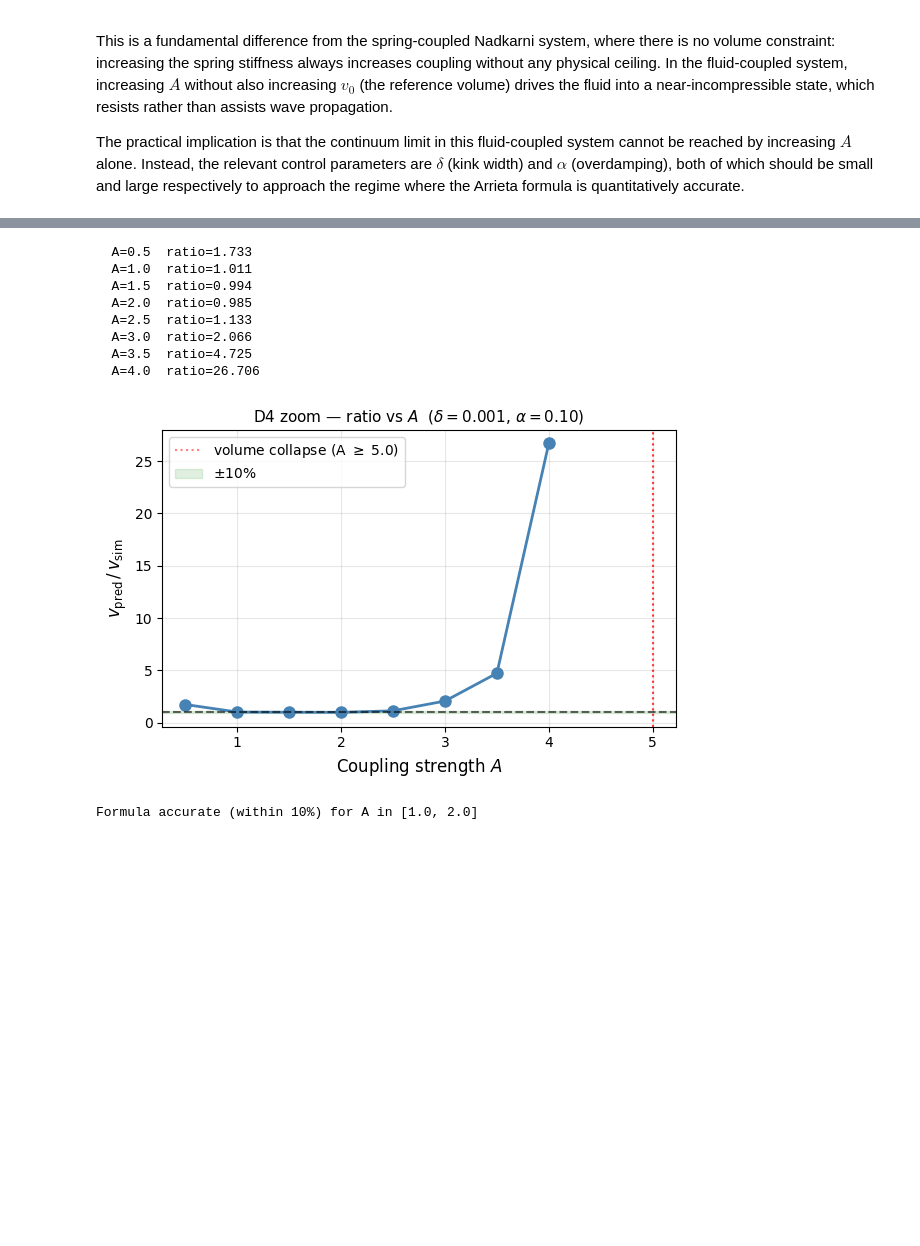
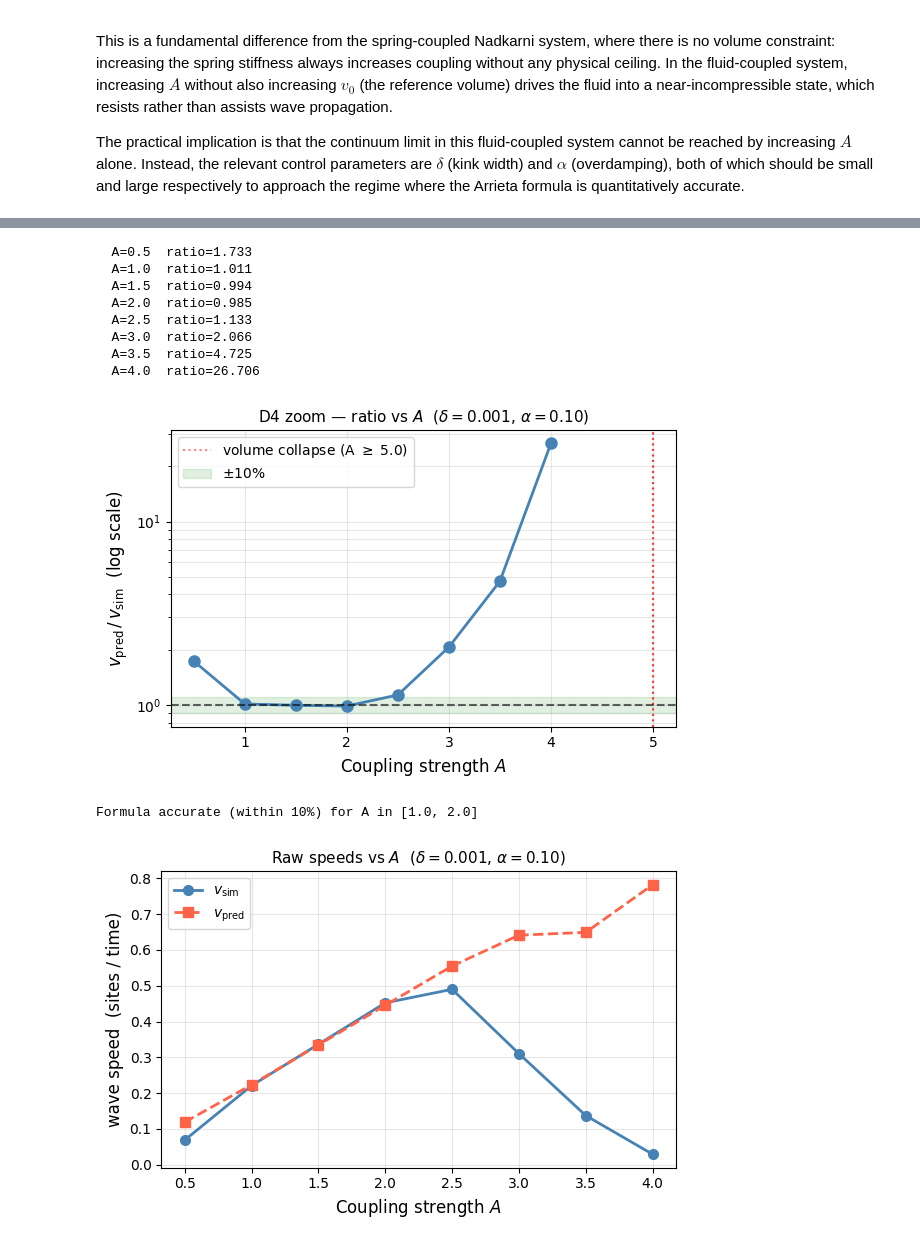
Before and after one commit to Stephang217/1D_Diaghphragms_Fluid_Model, a Jupyter notebook: diaphragm_metafluid.ipynb, the cells around one changed output, grey strips where cells are left out. Drawn from its saved outputs; the diff is of its cells as text; code cells hidden in the pictures; blank space fills up the shorter version.

Commit message:
Add separate v_sim/v_pred speed plots, δ and A animations, and extend α sweep to α=10 with corrected three-regime interpretation

```diff
--- a/diaphragm_metafluid.ipynb
+++ b/diaphragm_metafluid.ipynb
@@ -1249,34 +1542,51 @@ collapsed = [a for a, r in zip(A_vals, ratios_A) if (r != r)]
 A_v, r_v  = zip(*valid_pts) if valid_pts else ([], [])
 
 fig, ax = plt.subplots(figsize=(6, 4))
 ax.plot(A_v, r_v, 'o-', color='steelblue', markersize=8, linewidth=2)
 if collapsed:
     for a in collapsed:
         ax.axvline(a, color='red', linestyle=':', alpha=0.5)
     ax.axvline(collapsed[0], color='red', linestyle=':', alpha=0.5,
                label=f'volume collapse (A $\\geq$ {min(collapsed):.1f})')
 ax.axhline(1.0, color='k', linestyle='--', alpha=0.6)
 ax.axhspan(0.9, 1.1, alpha=0.12, color='green', label=r'$\pm$10%')
 ax.set_xlabel(r'Coupling strength $A$', fontsize=12)
-ax.set_ylabel(r'$v_{\rm pred}\,/\,v_{\rm sim}$', fontsize=12)
+ax.set_yscale('log')
+ax.set_ylabel(r'$v_{\rm pred}\,/\,v_{\rm sim}$  (log scale)', fontsize=12)
 ax.set_title(r'D4 zoom — ratio vs $A$  ($\delta=0.001$, $\alpha=0.10$)', fontsize=11)
-ax.legend(); ax.grid(True, alpha=0.3)
+ax.legend(); ax.grid(True, alpha=0.3, which='both')
 plt.tight_layout(); plt.show()
 
 # Report the valid range: A values where the formula is within 10% of correct
 valid_A = [a for a, r in zip(A_vals, ratios_A) if not (r != r) and abs(r - 1) < 0.1]
 if valid_A:
     print(f'Formula accurate (within 10%) for A in [{min(valid_A):.1f}, {max(valid_A):.1f}]')
 else:
     print('No A values within 10% band')
+
+# Raw speeds: shows both the decrease in v as A → collapse and the formula's
+# divergence — collapse points (NaN) omitted
+A_valid = [a for a in A_vals if not np.isnan(existing_A[a][0])]
+vs_A  = [existing_A[a][0] for a in A_valid]
+vp_A  = [existing_A[a][1] for a in A_valid]
+
+fig2, ax2 = plt.subplots(figsize=(6, 4))
+ax2.plot(A_valid, vs_A, 'o-',  color='steelblue', lw=2, ms=7, label=r'$v_{\rm sim}$')
+ax2.plot(A_valid, vp_A, 's--', color='tomato',    lw=2, ms=7, label=r'$v_{\rm pred}$')
+ax2.set_xlabel(r'Coupling strength $A$', fontsize=12)
+ax2.set_ylabel('wave speed  (sites / time)', fontsize=12)
+ax2.set_title(r'Raw speeds vs $A$  ($\delta=0.001$, $\alpha=0.10$)', fontsize=11)
+ax2.legend(); ax2.grid(True, alpha=0.3)
+plt.tight_layout(); plt.show()
 # %% [output]
   A=0.5  ratio=1.733
   A=1.0  ratio=1.011
   A=1.5  ratio=0.994
   A=2.0  ratio=0.985
   A=2.5  ratio=1.133
   A=3.0  ratio=2.066
   A=3.5  ratio=4.725
   A=4.0  ratio=26.706
-[figure, old version]
+[figure, new version]
 Formula accurate (within 10%) for A in [1.0, 2.0]
+[figure, added]
```
Also changed, not shown: parts of 9 cells of this notebook.
